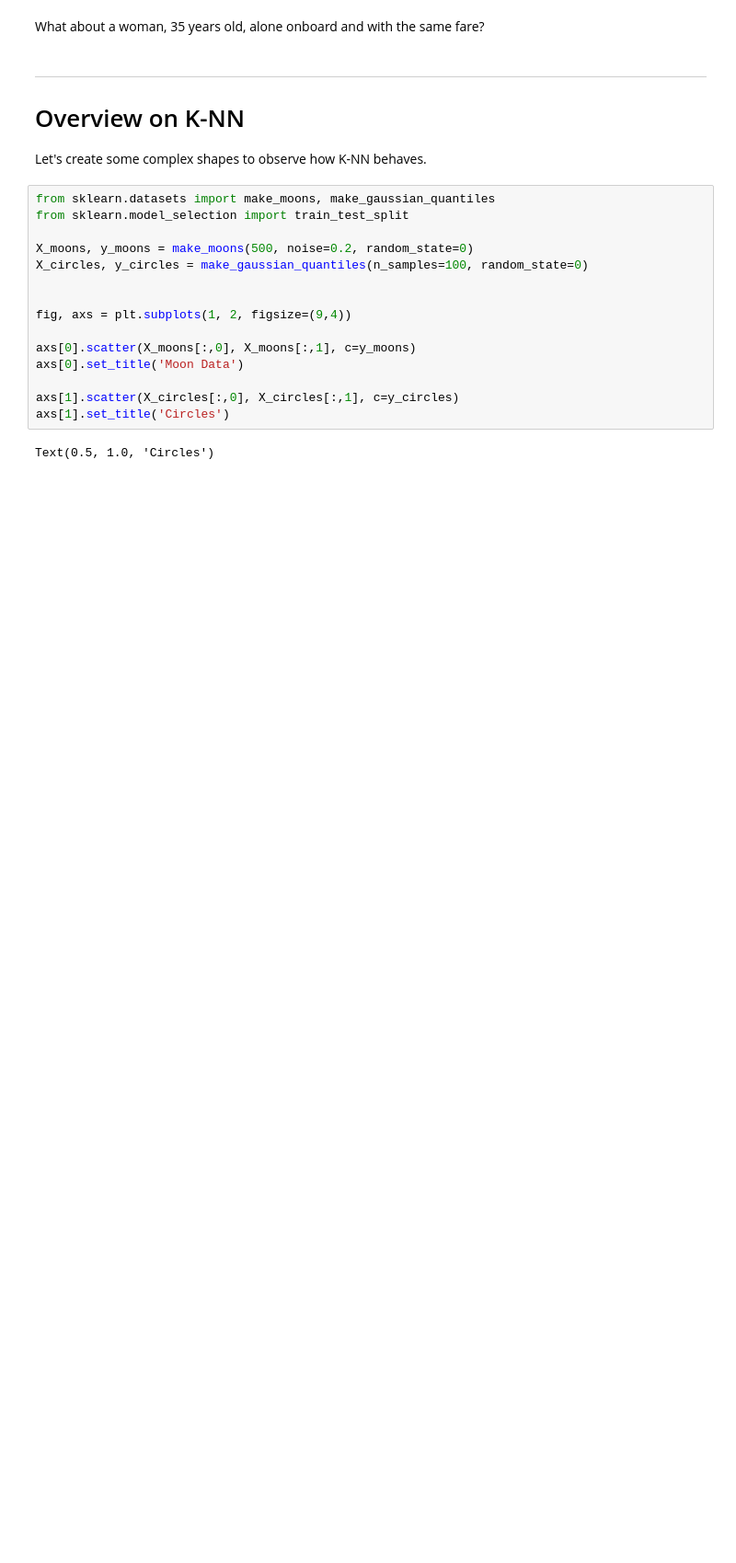
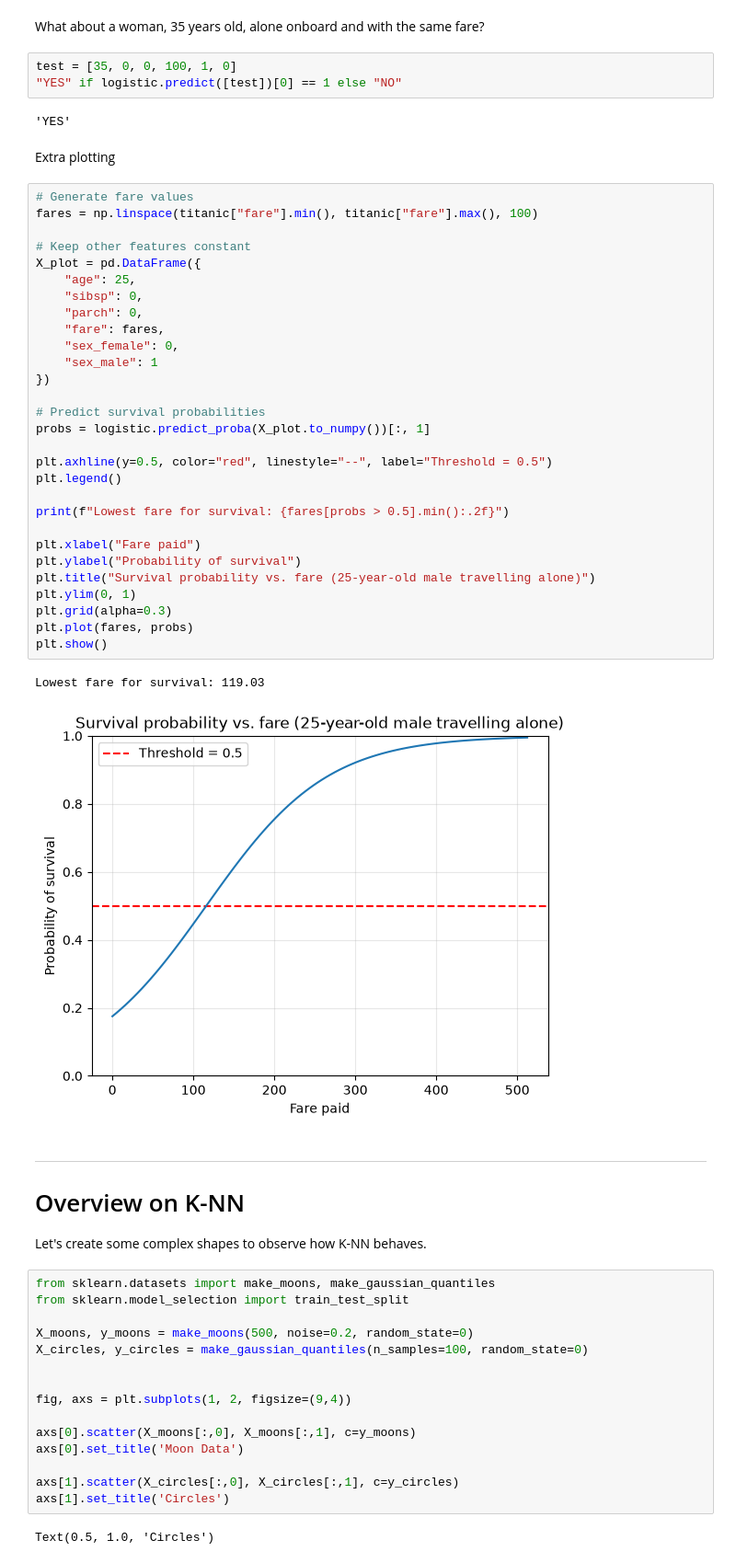
Before and after one commit to dimitripelgrin/ADA2026, a Jupyter notebook: Exercises/06 - Learning from data - Supervised learning/SupervisedLearning.ipynb, the cells around one changed output. Shown at 92% size. Drawn from its saved outputs; the diff is of its cells as text; blank space fills up the shorter version.

```diff
--- a/Exercises/06 - Learning from data - Supervised learning/SupervisedLearning.ipynb
+++ b/Exercises/06 - Learning from data - Supervised learning/SupervisedLearning.ipynb
@@ -347,5 +356,44 @@ What is the probability distribution behind this prediction?
 # %% [markdown]
 What about a woman, 35 years old, alone onboard and with the same fare?
+# %%
+test = [35, 0, 0, 100, 1, 0]
+"YES" if logistic.predict([test])[0] == 1 else "NO"
+# %% [output]
+'YES'
+# %% [markdown]
+Extra plotting
+# %%
+# Generate fare values
+fares = np.linspace(titanic["fare"].min(), titanic["fare"].max(), 100)
+
+# Keep other features constant
+X_plot = pd.DataFrame({
+    "age": 25,
+    "sibsp": 0,
+    "parch": 0,
+    "fare": fares,
+    "sex_female": 0,
+    "sex_male": 1
+})
+
+# Predict survival probabilities
+probs = logistic.predict_proba(X_plot.to_numpy())[:, 1]
+
+plt.axhline(y=0.5, color="red", linestyle="--", label="Threshold = 0.5")
+plt.legend()
+
+print(f"Lowest fare for survival: {fares[probs > 0.5].min():.2f}")
+
+plt.xlabel("Fare paid")
+plt.ylabel("Probability of survival")
+plt.title("Survival probability vs. fare (25-year-old male travelling alone)")
+plt.ylim(0, 1)
+plt.grid(alpha=0.3)
+plt.plot(fares, probs)
+plt.show()
+# %% [output]
+Lowest fare for survival: 119.03
+[figure, added]
 # %% [markdown]
 ---------
 
```
Also changed, not shown: parts of 19 cells of this notebook.
